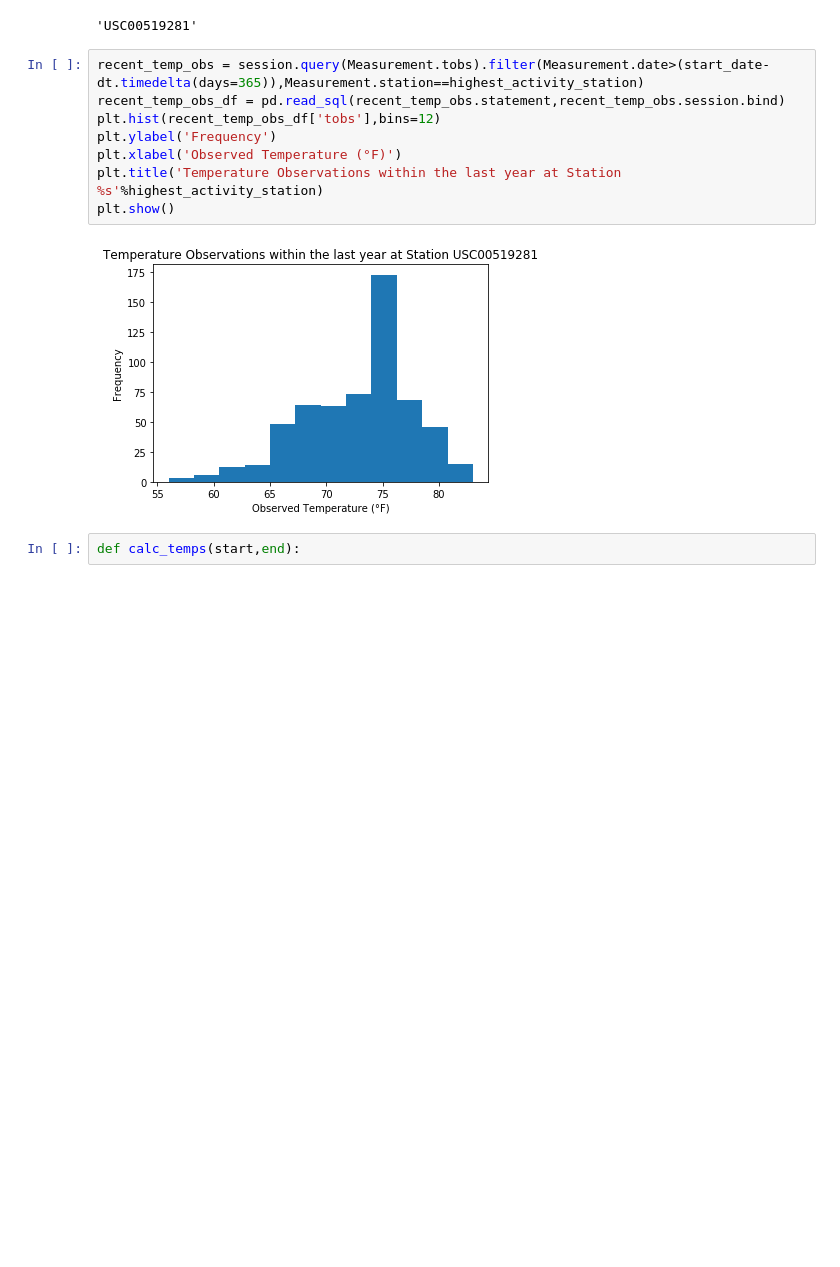
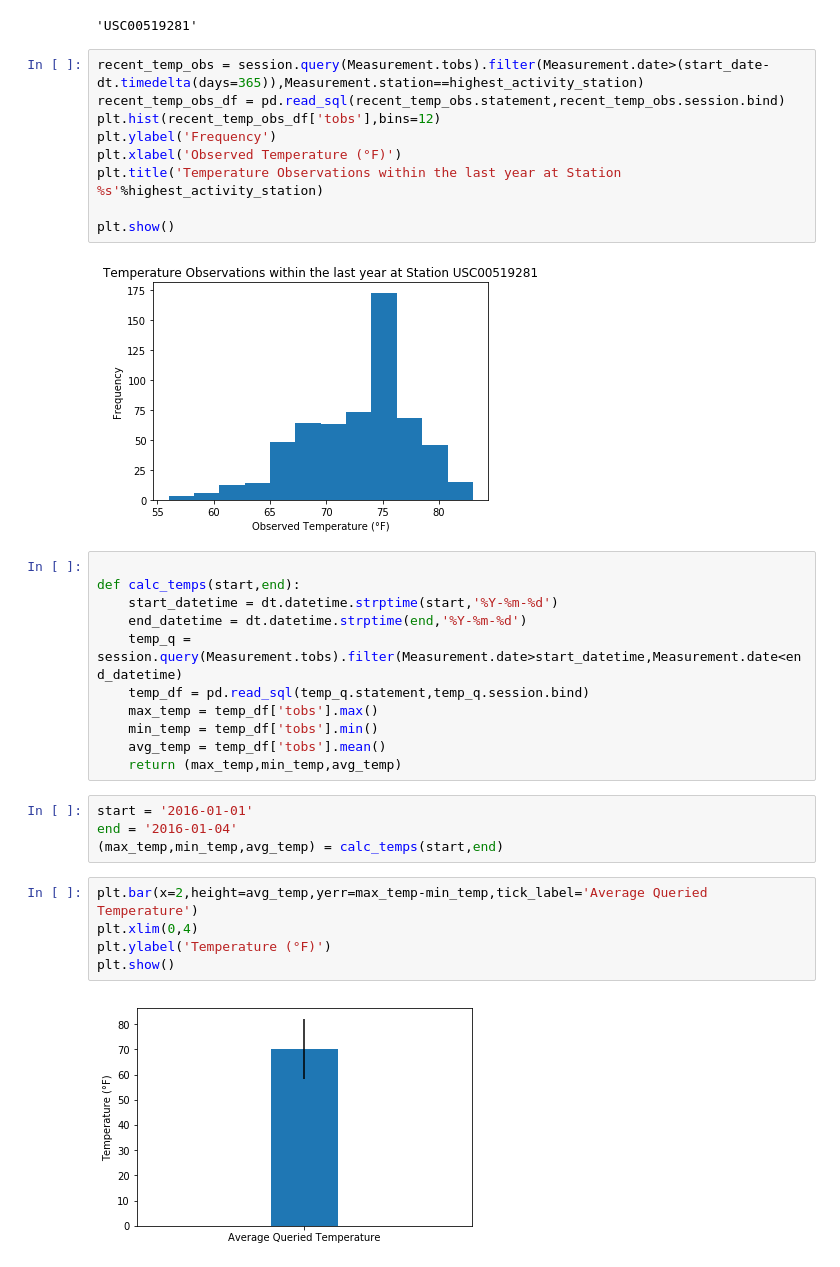
Before and after one commit to mhorton20916/UT-Austin-Bootcamp-Homework, a Jupyter notebook: Apr4/climate_analysis.ipynb, the cells around one changed output. Saved outputs shown, nothing was run; the diff lists cells and outputs as text; blank space fills up the shorter version.

```diff
--- a/Apr4/climate_analysis.ipynb
+++ b/Apr4/climate_analysis.ipynb
@@ -99,8 +99,29 @@ plt.hist(recent_temp_obs_df['tobs'],bins=12)
 plt.ylabel('Frequency')
 plt.xlabel('Observed Temperature (°F)')
 plt.title('Temperature Observations within the last year at Station %s'%highest_activity_station)
+
 plt.show()
 # %% [output]
 [figure]
-# %%
-def calc_temps(start,end):
+# %%
+
+def calc_temps(start,end):
+    start_datetime = dt.datetime.strptime(start,'%Y-%m-%d')
+    end_datetime = dt.datetime.strptime(end,'%Y-%m-%d')
+    temp_q = session.query(Measurement.tobs).filter(Measurement.date>start_datetime,Measurement.date<end_datetime)
+    temp_df = pd.read_sql(temp_q.statement,temp_q.session.bind)
+    max_temp = temp_df['tobs'].max()
+    min_temp = temp_df['tobs'].min()
+    avg_temp = temp_df['tobs'].mean()
+    return (max_temp,min_temp,avg_temp)
+# %%
+start = '2016-01-01'
+end = '2016-01-04'
+(max_temp,min_temp,avg_temp) = calc_temps(start,end)
+# %%
+plt.bar(x=2,height=avg_temp,yerr=max_temp-min_temp,tick_label='Average Queried Temperature')
+plt.xlim(0,4)
+plt.ylabel('Temperature (°F)')
+plt.show()
+# %% [output]
+[figure, added]
```
